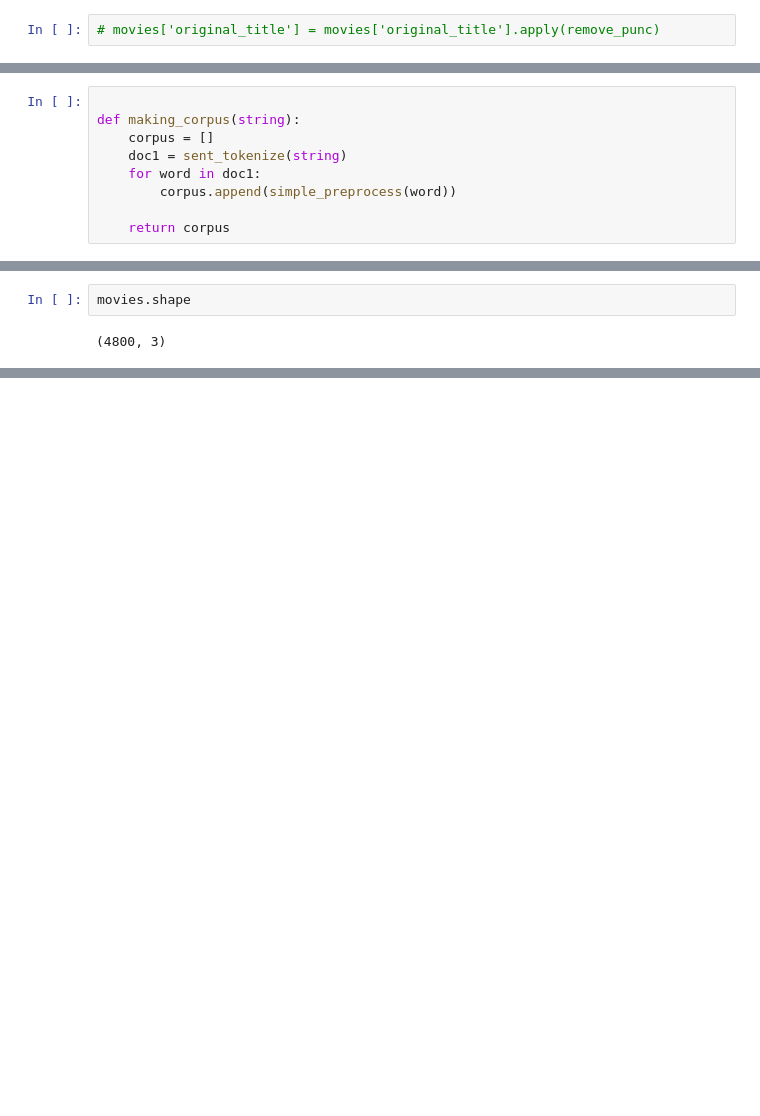
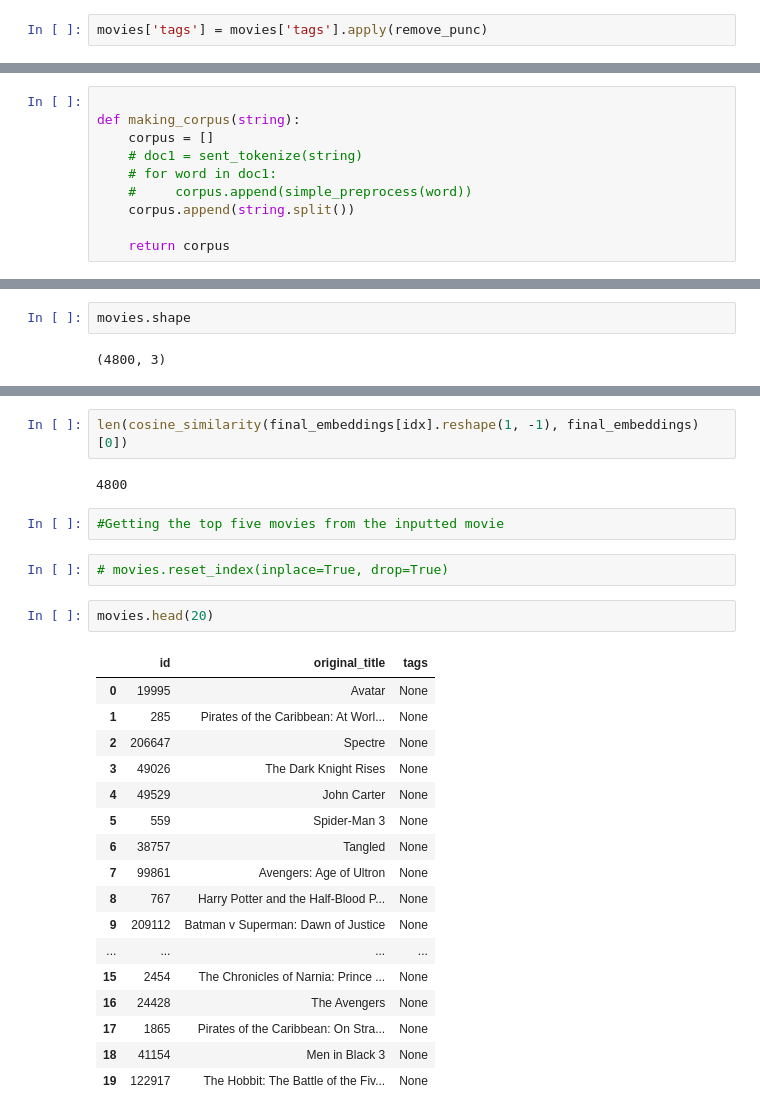
Before and after one commit to YuvrajSingh-mist/Movie_Recommender_System, a Jupyter notebook: Movie_Recommneder_System.ipynb, the cells around one changed output, grey strips where cells are left out. Cells and saved outputs as stored; diff of their text form; blank space fills up the shorter version.

```diff
--- a/Movie_Recommneder_System.ipynb
+++ b/Movie_Recommneder_System.ipynb
@@ -779,7 +779,7 @@ JohnnyDepp OrlandoBloom KeiraKnightley GoreVerbinski Adventure Fantasy Action oc
 # %%
 #Removing punctuations from movie's titles
 # %%
-# movies['original_title'] = movies['original_title'].apply(remove_punc)
+movies['tags'] = movies['tags'].apply(remove_punc)
 # %%
 # movies['tags'] = movies['tags'] + movies['original_title']
 # %%
@@ -818,9 +818,10 @@ ls
 
 def making_corpus(string):
     corpus = []
-    doc1 = sent_tokenize(string)
-    for word in doc1:
-        corpus.append(simple_preprocess(word))
+    # doc1 = sent_tokenize(string)
+    # for word in doc1:
+    #     corpus.append(simple_preprocess(word))
+    corpus.append(string.split())
 
     return corpus
 # %%
@@ -1060,0 +1038,28 @@ array([[0.87677115, 0.9568796 , 0.9642533 , ..., 0.9521524 , 0.9521436 ,
+# %%
+len(cosine_similarity(final_embeddings[idx].reshape(1, -1), final_embeddings)[0])
+# %% [output]
+4800
+# %%
+#Getting the top five movies from the inputted movie
+# %%
+# movies.reset_index(inplace=True, drop=True)
+# %%
+movies.head(20)
+# %% [output]
+|  | id | original_title | tags |
+| 0 | 19995 | Avatar | None |
+| 1 | 285 | Pirates of the Caribbean: At Worl... | None |
+| 2 | 206647 | Spectre | None |
+| 3 | 49026 | The Dark Knight Rises | None |
+| 4 | 49529 | John Carter | None |
+| 5 | 559 | Spider-Man 3 | None |
+| 6 | 38757 | Tangled | None |
+| 7 | 99861 | Avengers: Age of Ultron | None |
+| 8 | 767 | Harry Potter and the Half-Blood P... | None |
+| 9 | 209112 | Batman v Superman: Dawn of Justice | None |
+| ... | ... | ... | ... |
+| 15 | 2454 | The Chronicles of Narnia: Prince ... | None |
+| 16 | 24428 | The Avengers | None |
+| 17 | 1865 | Pirates of the Caribbean: On Stra... | None |
+| 18 | 41154 | Men in Black 3 | None |
+| 19 | 122917 | The Hobbit: The Battle of the Fiv... | None |
```
Also changed, not shown: parts of 26 cells of this notebook.
